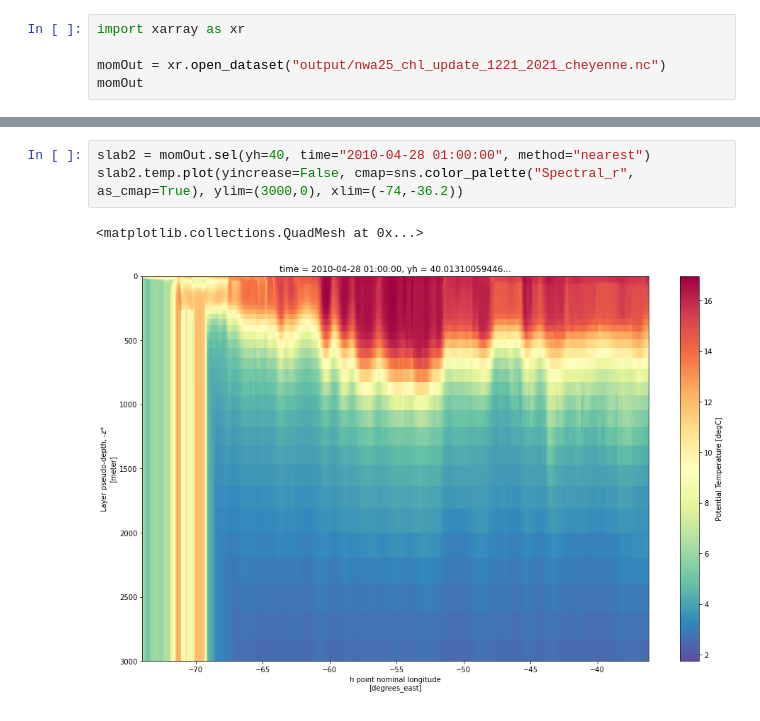
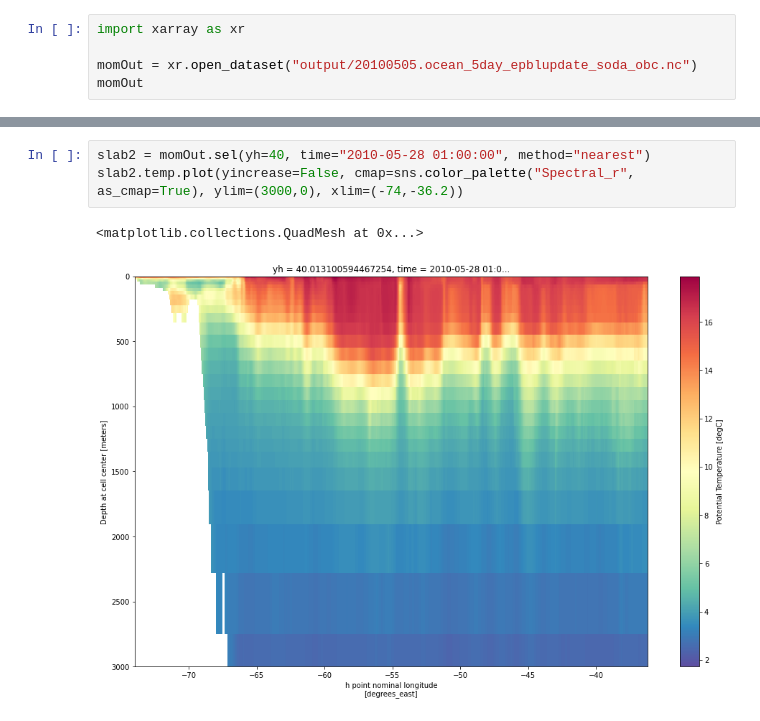
Before and after one commit to jsimkins2/nwa25, a Jupyter notebook: post/vertical_slab_analysis.ipynb, the cells around one changed output, grey strips where cells are left out. Cells and saved outputs as stored; diff of their text form.

```diff
--- a/post/vertical_slab_analysis.ipynb
+++ b/post/vertical_slab_analysis.ipynb
@@ -1,7 +1,7 @@
 # %%
 import xarray as xr
 
-momOut = xr.open_dataset("output/nwa25_chl_update_1221_2021_cheyenne.nc")
+momOut = xr.open_dataset("output/20100505.ocean_5day_epblupdate_soda_obc.nc")
 momOut
 # %% [output]
 <xarray.Dataset>
@@ -58,6 +58,6 @@ slab.temp.plot(yincrease=False, cmap=sns.color_palette("Spectral_r", as_cmap=Tru
 # %%
-slab2 = momOut.sel(yh=40, time="2010-04-28 01:00:00", method="nearest")
+slab2 = momOut.sel(yh=40, time="2010-05-28 01:00:00", method="nearest")
 slab2.temp.plot(yincrease=False, cmap=sns.color_palette("Spectral_r", as_cmap=True), ylim=(3000,0), xlim=(-74,-36.2))
 # %% [output]
 <matplotlib.collections.QuadMesh at 0x...>
-[figure, old version]
+[figure, new version]
```
Also changed, not shown: parts of 15 cells of this notebook, 1 other file.
